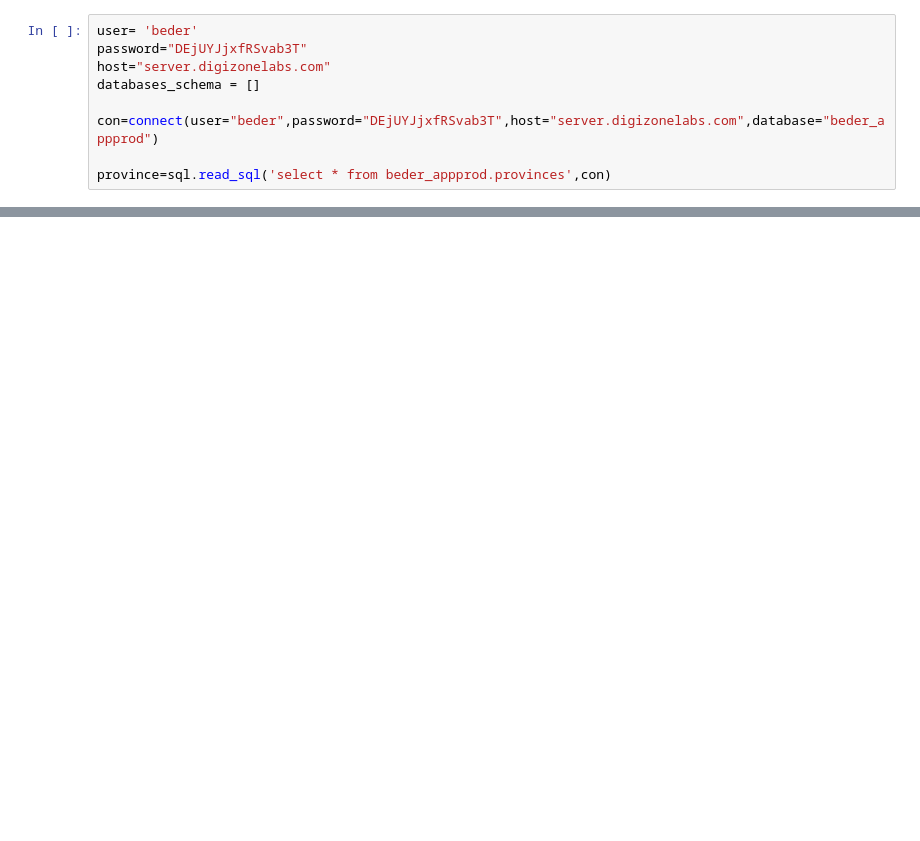
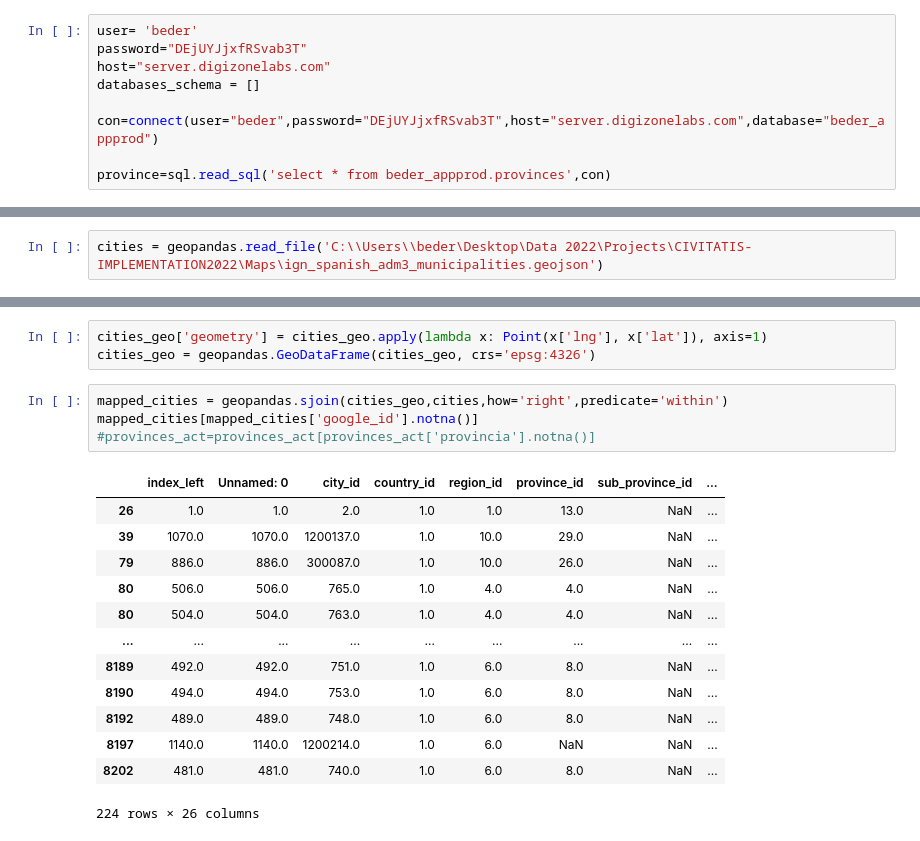
Before and after one commit to BederDS/CIVITATIS-IMPLEMENTATION2022, a Jupyter notebook: Scripts/Barcelona_act mapping.ipynb, the cells around one changed output, grey strips where cells are left out. Saved outputs shown, nothing was run; the diff lists cells and outputs as text; blank space fills up the shorter version.

```diff
--- a/Scripts/Barcelona_act mapping.ipynb
+++ b/Scripts/Barcelona_act mapping.ipynb
@@ -308,0 +328,2 @@ df2[['location_lat', 'location_long']] = df2['Location'].apply(
+# %%
+cities = geopandas.read_file('C:\\Users\\beder\Desktop\Data 2022\Projects\CIVITATIS-IMPLEMENTATION2022\Maps\ign_spanish_adm3_municipalities.geojson')
@@ -308,0 +347,21 @@ df2[['location_lat', 'location_long']] = df2['Location'].apply(
+# %%
+cities_geo['geometry'] = cities_geo.apply(lambda x: Point(x['lng'], x['lat']), axis=1)
+cities_geo = geopandas.GeoDataFrame(cities_geo, crs='epsg:4326')
+# %%
+mapped_cities = geopandas.sjoin(cities_geo,cities,how='right',predicate='within')
+mapped_cities[mapped_cities['google_id'].notna()]
+#provinces_act=provinces_act[provinces_act['provincia'].notna()]
+# %% [output]
+|  | index_left | Unnamed: 0 | city_id | country_id | region_id | province_id | sub_province_id | ... |
+| 26 | 1.0 | 1.0 | 2.0 | 1.0 | 1.0 | 13.0 | NaN | ... |
+| 39 | 1070.0 | 1070.0 | 1200137.0 | 1.0 | 10.0 | 29.0 | NaN | ... |
+| 79 | 886.0 | 886.0 | 300087.0 | 1.0 | 10.0 | 26.0 | NaN | ... |
+| 80 | 506.0 | 506.0 | 765.0 | 1.0 | 4.0 | 4.0 | NaN | ... |
+| 80 | 504.0 | 504.0 | 763.0 | 1.0 | 4.0 | 4.0 | NaN | ... |
+| ... | ... | ... | ... | ... | ... | ... | ... | ... |
+| 8189 | 492.0 | 492.0 | 751.0 | 1.0 | 6.0 | 8.0 | NaN | ... |
+| 8190 | 494.0 | 494.0 | 753.0 | 1.0 | 6.0 | 8.0 | NaN | ... |
+| 8192 | 489.0 | 489.0 | 748.0 | 1.0 | 6.0 | 8.0 | NaN | ... |
+| 8197 | 1140.0 | 1140.0 | 1200214.0 | 1.0 | 6.0 | NaN | NaN | ... |
+| 8202 | 481.0 | 481.0 | 740.0 | 1.0 | 6.0 | 8.0 | NaN | ... |
+224 rows × 26 columns
```
Also changed, not shown: parts of 11 cells of this notebook.
